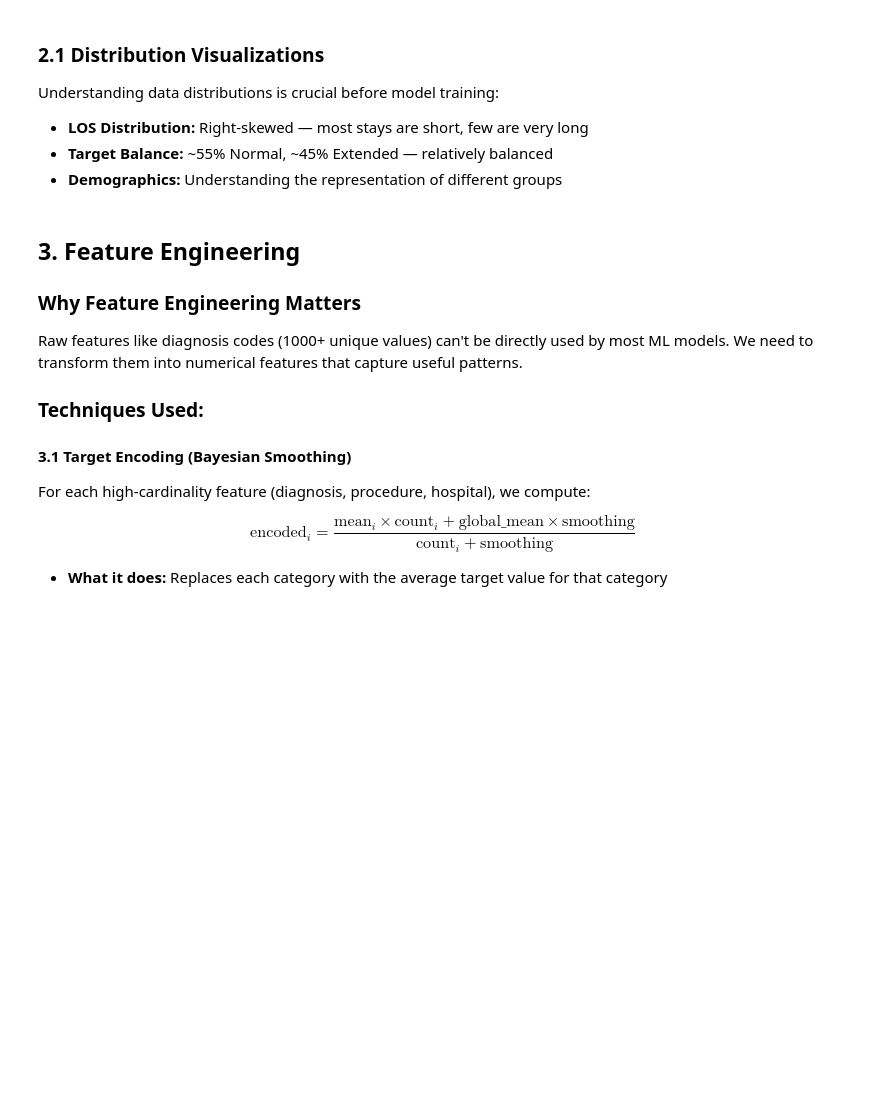
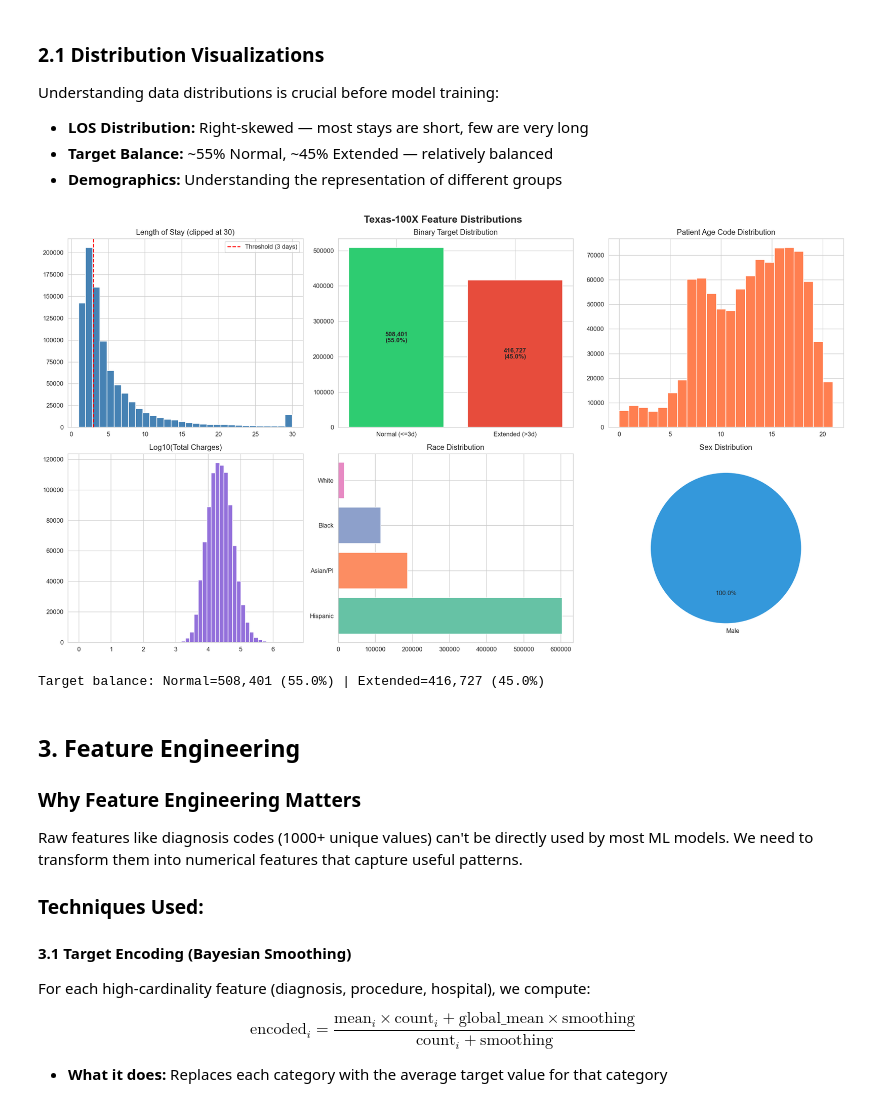
Before and after one commit to MdJoy31/Length-of-stay-prediction-using-Texas100x--Fairness, a Jupyter notebook: LOS_Prediction_Detailed.ipynb, the cells around one changed output. Saved outputs shown, nothing was run; the diff lists cells and outputs as text; code cells hidden in the pictures; blank space fills up the shorter version.

```diff
--- a/LOS_Prediction_Detailed.ipynb
+++ b/LOS_Prediction_Detailed.ipynb
@@ -149,34 +159,37 @@ bars = axes[0,1].bar(['Normal (<=3d)', 'Extended (>3d)'], counts.values,
                       color=['#2ecc71', '#e74c3c'], edgecolor='white')
 for bar, val in zip(bars, counts.values):
     axes[0,1].text(bar.get_x()+bar.get_width()/2, bar.get_y()+bar.get_height()/2,
                    f'{val:,}\n({val/len(y_temp)*100:.1f}%)', ha='center', va='center', fontweight='bold')
 axes[0,1].set_title('Binary Target Distribution')
 
 # Age
 axes[0,2].hist(df['PAT_AGE'], bins=22, color='coral', edgecolor='white')
 axes[0,2].set_title('Patient Age Code Distribution')
 
 # Total charges
 axes[1,0].hist(np.log10(df['TOTAL_CHARGES'].clip(lower=1)), bins=50, color='mediumpurple', edgecolor='white')
 axes[1,0].set_title('Log10(Total Charges)')
 
 # Race
 RACE_MAP_VIZ = {1:'White', 2:'Black', 3:'Hispanic', 4:'Asian/PI', 5:'Other'}
 race_counts = df['RACE'].map(RACE_MAP_VIZ).value_counts()
 axes[1,1].barh(race_counts.index, race_counts.values, color=sns.color_palette('Set2', len(race_counts)))
 axes[1,1].set_title('Race Distribution')
 
 # Sex
-SEX_MAP_VIZ = {1:'Male', 2:'Female'}
+SEX_MAP_VIZ = {0:'Female', 1:'Male'}
 sex_counts = df['SEX_CODE'].map(SEX_MAP_VIZ).value_counts()
 axes[1,2].pie(sex_counts.values, labels=sex_counts.index, autopct='%1.1f%%',
               colors=['#3498db', '#e91e63'], startangle=90)
 axes[1,2].set_title('Sex Distribution')
 
 plt.tight_layout()
 plt.savefig('figures/01_distributions.png', dpi=150, bbox_inches='tight')
 plt.show()
 print(f"Target balance: Normal={counts[0]:,} ({counts[0]/len(y_temp)*100:.1f}%) | Extended={counts[1]:,} ({counts[1]/len(y_temp)*100:.1f}%)")
+# %% [output]
+[figure, added]
+Target balance: Normal=508,401 (55.0%) | Extended=416,727 (45.0%)
 # %% [markdown]
 ## 3. Feature Engineering
 
```
Also changed, not shown: parts of 13 cells of this notebook, 8 other files.
